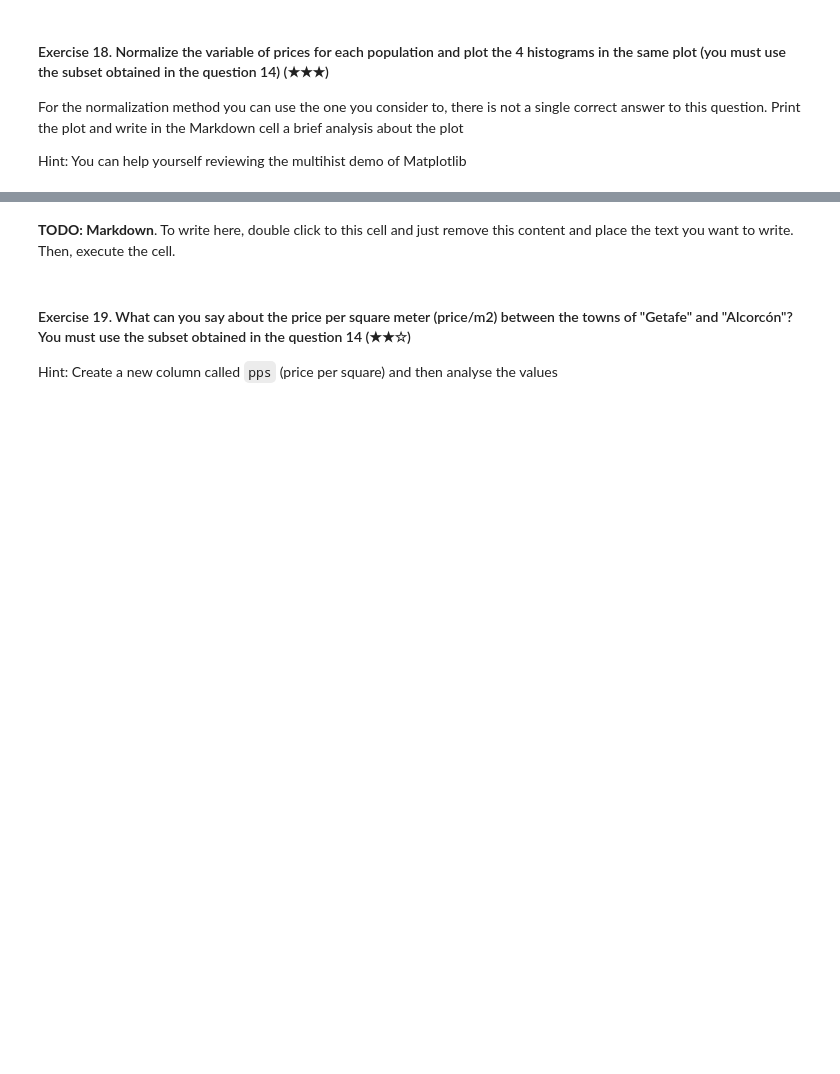
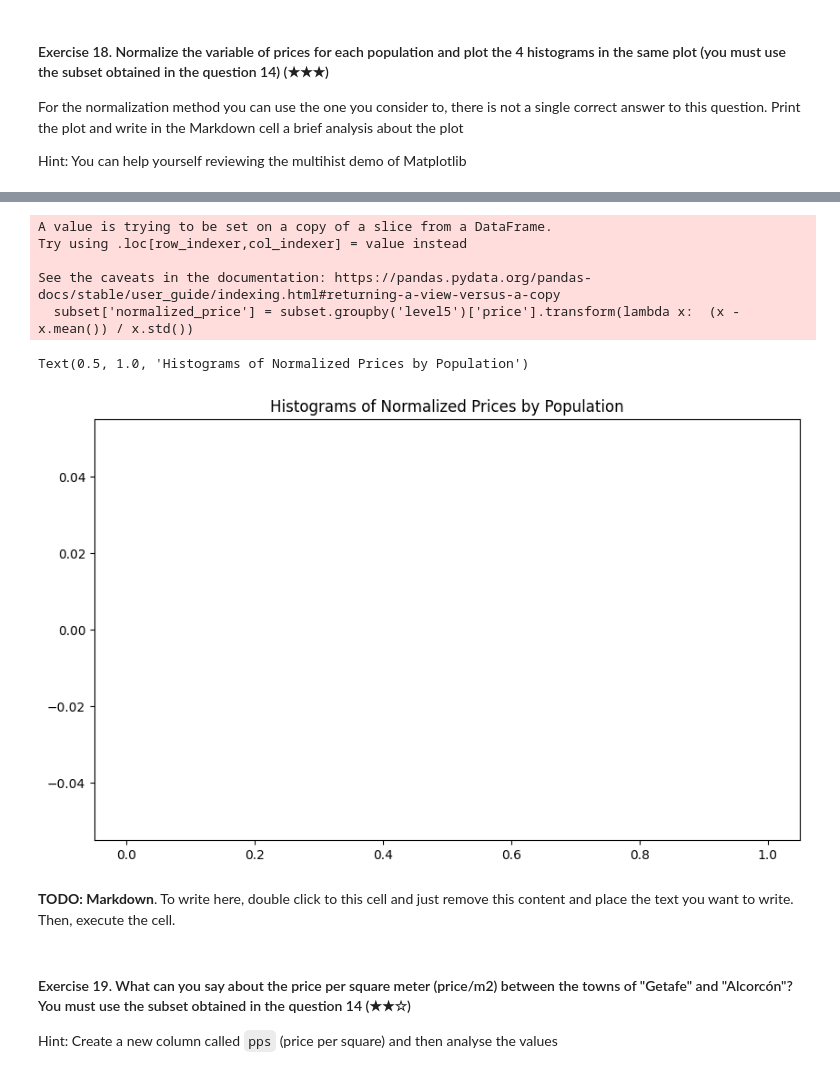
Before and after one commit to isabellegaldau/realestate-datacleanup-exercise, a Jupyter notebook: project.ipynb, the cells around one changed output, grey strips where cells are left out. Drawn from its saved outputs; the diff is of its cells as text; code cells hidden in the pictures; blank space fills up the shorter version.

```diff
--- a/project.ipynb
+++ b/project.ipynb
@@ -501,20 +600,20 @@ For the normalization method you can use the one you consider to, there is not a
 
 Hint: You can help yourself reviewing the multihist demo of Matplotlib
 # %%
-# TODO
-
-#Create function to call for Normalization
-def normalized_prices(price):
-    normalized_prices = (price - price.min()) / (price.max() - price.min())
-    return normalized_prices
+# Create function to normalize prices for each group
+def normalized_prices(group):
+    return (group - group.min()) / (group.max() - group.min())
 
 # Normalized price for each population
-normalized_data = subset_ds.groupby('level5')['price'].apply(normalized_prices).reset_index()
+normalized_data = subset_ds.groupby('level5')['price'].transform(normalized_prices)
 
-# Plot histograms
+# Add normalized data back to the original DataFrame for plotting
+subset_ds['normalized_price'] = normalized_data
+
+# Plot histograms for normalized prices of each population
 plt.figure(figsize=(10, 6))
-for population, group in normalized_data.groupby('level5'):
-    plt.hist(group['price'], bins=20, alpha=0.5, label=population)
+for population, group in subset_ds.groupby('level5'):
+    plt.hist(group['normalized_price'], bins=20, alpha=0.5, label=population)
 
 plt.title('Normalized Price Distribution for Each Population')
 plt.xlabel('Normalized Price')
@@ -526,4 +630,24 @@ plt.show()
 [figure]
+# %%
+
+subset = ds[ds['level5'].isin(['Fuenlabrada', 'Leganés', 'Getafe', 'Alcorcón'])]
+
+subset['normalized_price'] = subset.groupby('level5')['price'].transform(lambda x:  (x - x.mean()) / x.std())
+
+plt.figure(figsize=(10, 6))
+
+subset['level5'].unique()
+plt.hist(subset[subset['level5'] == 'level5'] ['normalized_price'], bins=30, alpha=0.5, label=population)
+
+plt.title('Histograms of Normalized Prices by Population')
+# %% [output]
+A value is trying to be set on a copy of a slice from a DataFrame.
+Try using .loc[row_indexer,col_indexer] = value instead
+
+See the caveats in the documentation: https://pandas.pydata.org/pandas-docs/stable/user_guide/indexing.html#returning-a-view-versus-a-copy
+  subset['normalized_price'] = subset.groupby('level5')['price'].transform(lambda x:  (x - x.mean()) / x.std())
+Text(0.5, 1.0, 'Histograms of Normalized Prices by Population')
+[figure, added]
 # %% [markdown]
 **TODO: Markdown**. To write here, double click to this cell and just remove this content and place the text you want to write. Then, execute the cell.
 # %% [markdown]
```
Also changed, not shown: parts of 17 cells of this notebook, 1 other file.
